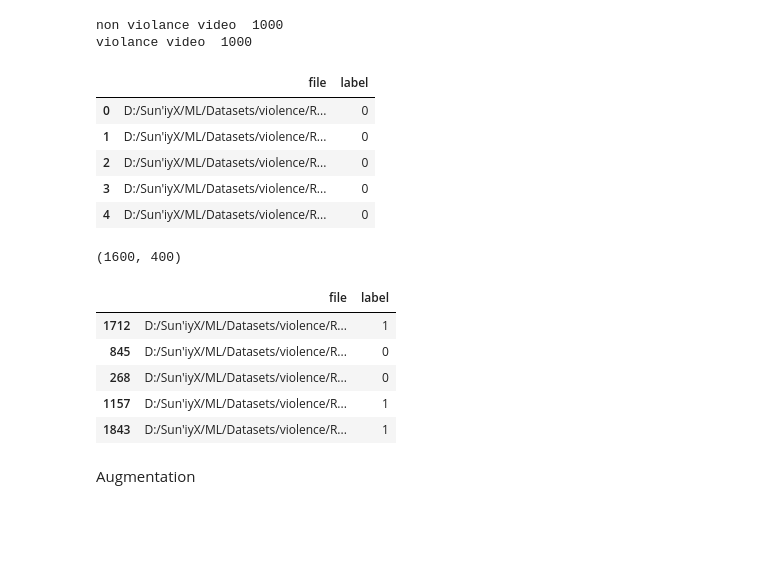
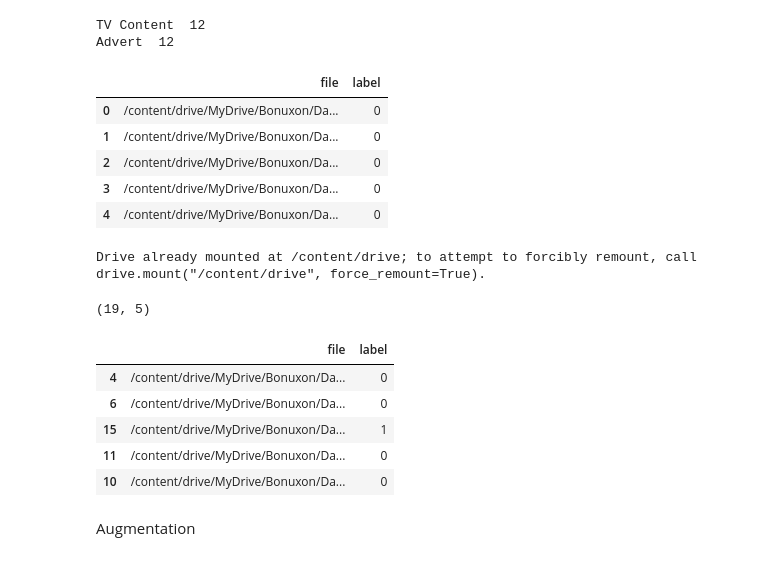
Before and after one commit to KamronbekSolih/Violence_detection, a Jupyter notebook: main.ipynb, the cells around one changed output. Drawn from its saved outputs; the diff is of its cells as text; code cells hidden in the pictures; blank space fills up the shorter version.

```diff
--- a/main.ipynb
+++ b/main.ipynb
@@ -8,39 +28,44 @@ import pandas as pd
 import numpy as np
 import matplotlib.pyplot as plt
 # %%
-nvlc = glob("D:/Sun'iyX/ML/Datasets/violence/Real Life Violence Dataset/NonViolence/*")
-vlc = glob("D:/Sun'iyX/ML/Datasets/violence/Real Life Violence Dataset/Violence/*")
+nvlc = glob("/content/drive/MyDrive/Bonuxon/Data/Train/TV_Content/*")
+vlc = glob("/content/drive/MyDrive/Bonuxon/Data/Train/Advertisement/*")
 
 label = [0]*len(nvlc)+[1]*len(vlc)
 
 df = pd.DataFrame(zip(nvlc+vlc, label), columns = ['file', 'label'])
-print('non violance video ', len(nvlc))
-print('violance video ', len(vlc))
+print('TV Content ', len(nvlc))
+print('Advert ', len(vlc))
 df.head()
 # %% [output]
-non violance video  1000
-violance video  1000
+TV Content  12
+Advert  12
 |  | file | label |
-| 0 | D:/Sun'iyX/ML/Datasets/violence/R... | 0 |
-| 1 | D:/Sun'iyX/ML/Datasets/violence/R... | 0 |
-| 2 | D:/Sun'iyX/ML/Datasets/violence/R... | 0 |
-| 3 | D:/Sun'iyX/ML/Datasets/violence/R... | 0 |
-| 4 | D:/Sun'iyX/ML/Datasets/violence/R... | 0 |
+| 0 | /content/drive/MyDrive/Bonuxon/Da... | 0 |
+| 1 | /content/drive/MyDrive/Bonuxon/Da... | 0 |
+| 2 | /content/drive/MyDrive/Bonuxon/Da... | 0 |
+| 3 | /content/drive/MyDrive/Bonuxon/Da... | 0 |
+| 4 | /content/drive/MyDrive/Bonuxon/Da... | 0 |
+# %%
+from google.colab import drive
+drive.mount('/content/drive')
+# %% [output]
+Drive already mounted at /content/drive; to attempt to forcibly remount, call drive.mount("/content/drive", force_remount=True).
 # %%
 from sklearn.model_selection import train_test_split
 train_df, val_df = train_test_split(df, test_size=0.2, shuffle = True)
 len(train_df), len(val_df)
 # %% [output]
-(1600, 400)
+(19, 5)
 # %%
 train_df.head()
 # %% [output]
 |  | file | label |
-| 1712 | D:/Sun'iyX/ML/Datasets/violence/R... | 1 |
-| 845 | D:/Sun'iyX/ML/Datasets/violence/R... | 0 |
-| 268 | D:/Sun'iyX/ML/Datasets/violence/R... | 0 |
-| 1157 | D:/Sun'iyX/ML/Datasets/violence/R... | 1 |
-| 1843 | D:/Sun'iyX/ML/Datasets/violence/R... | 1 |
+| 4 | /content/drive/MyDrive/Bonuxon/Da... | 0 |
+| 6 | /content/drive/MyDrive/Bonuxon/Da... | 0 |
+| 15 | /content/drive/MyDrive/Bonuxon/Da... | 1 |
+| 11 | /content/drive/MyDrive/Bonuxon/Da... | 0 |
+| 10 | /content/drive/MyDrive/Bonuxon/Da... | 0 |
 # %% [markdown]
 Augmentation
 # %%
```
Also changed, not shown: parts of 13 cells of this notebook.
